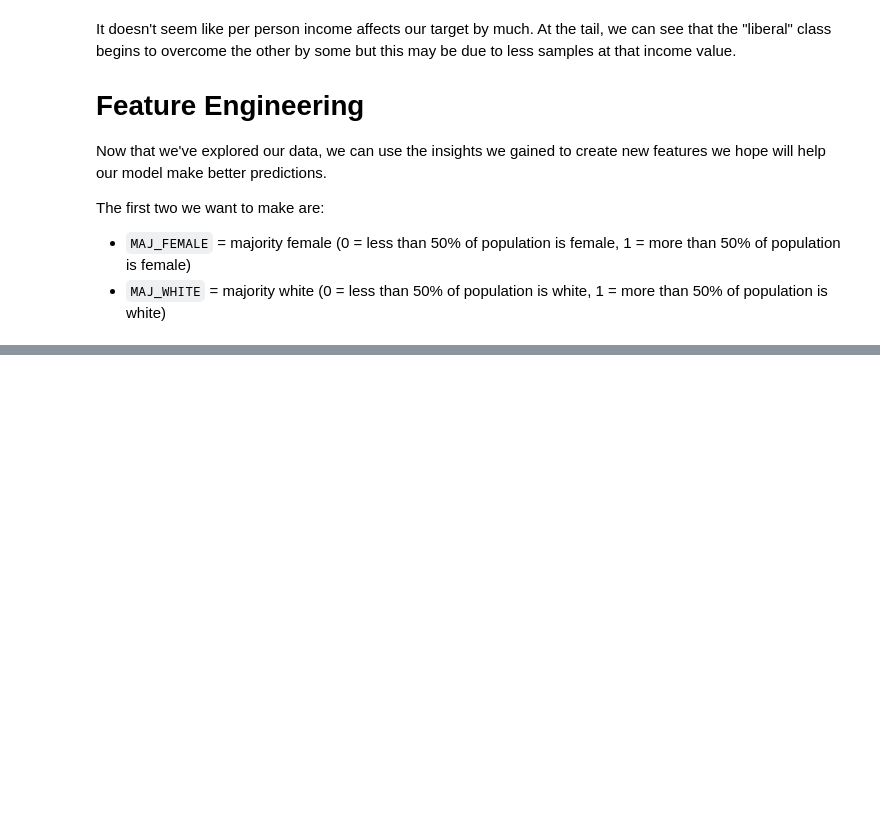
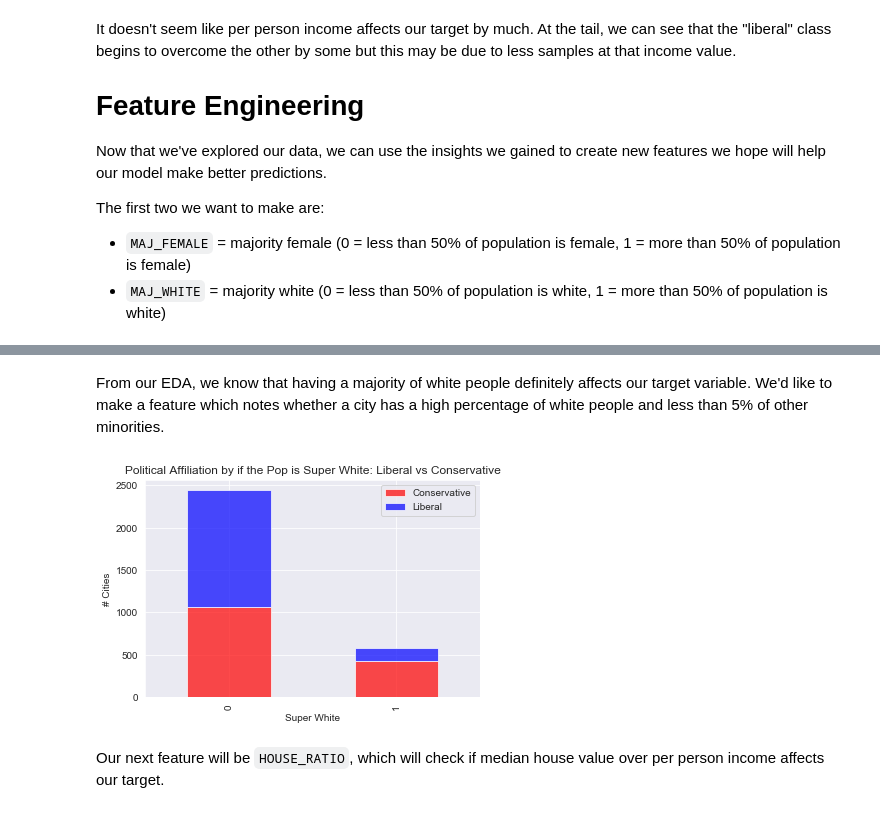
Before and after one commit to CaryMosley/PoliticalAffiliation, a Jupyter notebook: EDA and Feature Engineering.ipynb, the cells around one changed output, grey strips where cells are left out. Cells and saved outputs as stored; diff of their text form; code cells hidden in the pictures; blank space fills up the shorter version.

```diff
--- a/EDA and Feature Engineering.ipynb
+++ b/EDA and Feature Engineering.ipynb
@@ -541,0 +565,23 @@ df['MAJ_WHITE']=df['WHITE'].apply(lambda x: 1 if x>.5 else 0)
+# %% [markdown]
+From our EDA, we know that having a majority of white people definitely affects our target variable. We'd like to make a feature which notes whether a city has a high percentage of white people and less than 5% of other minorities.
+# %%
+df['LOW_BLACK'] = df['BLACK'].apply(lambda x: 1 if x<.05 else 0)
+df['LOW_ASIAN'] = df['ASIAN'].apply(lambda x: 1 if x<.05 else 0)
+df['LOW_HISPANIC'] = df['HISPANIC'].apply(lambda x: 1 if x<.05 else 0)
+
+df['SUPER_WHITE'] = df['MAJ_WHITE']*df['LOW_HISPANIC']*df['LOW_ASIAN']*df['LOW_BLACK']
+
+df.drop(columns = ['UNDR_5_HISP','UNDR_5_AZN','UNDR_5_BLK'],inplace=True)
+
+chart = df.groupby(['SUPER_WHITE','PA']).SUPER_WHITE.count().unstack()
+p = chart.plot(kind = 'bar', stacked = True,
+                   title = 'Political Affiliation by if the Pop is Super White: Liberal vs Conservative',
+                   color = ['red','blue'], alpha = .70)
+p.set_xlabel('Super White')
+p.set_ylabel('# Cities')
+p.legend(['Conservative','Liberal'])
+plt.show()
+# %% [output]
+[figure, added]
+# %% [markdown]
+Our next feature will be `HOUSE_RATIO`, which will check if median house value over per person income affects our target.
```
Also changed, not shown: parts of 5 cells of this notebook, 1 other file.
